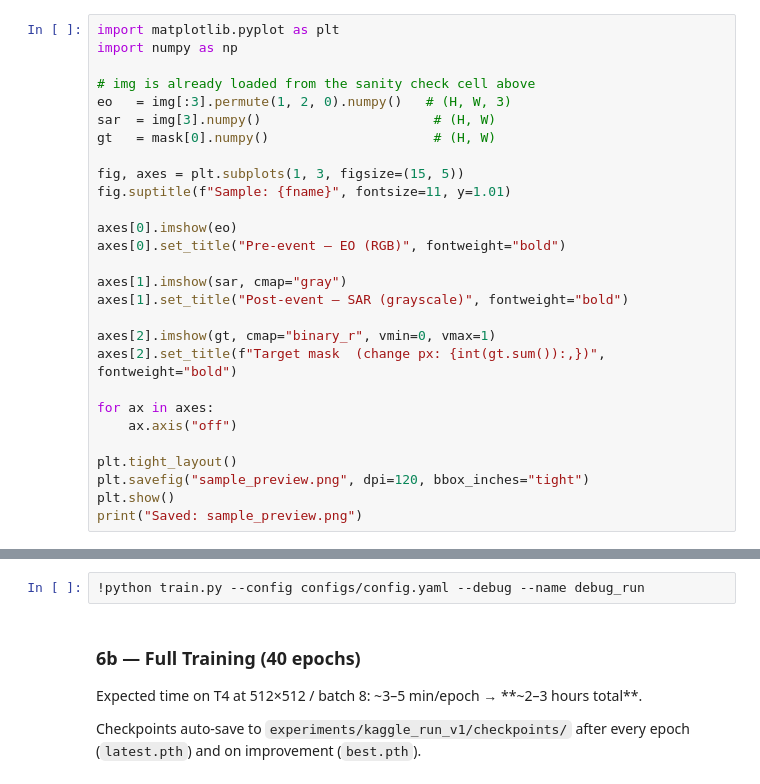
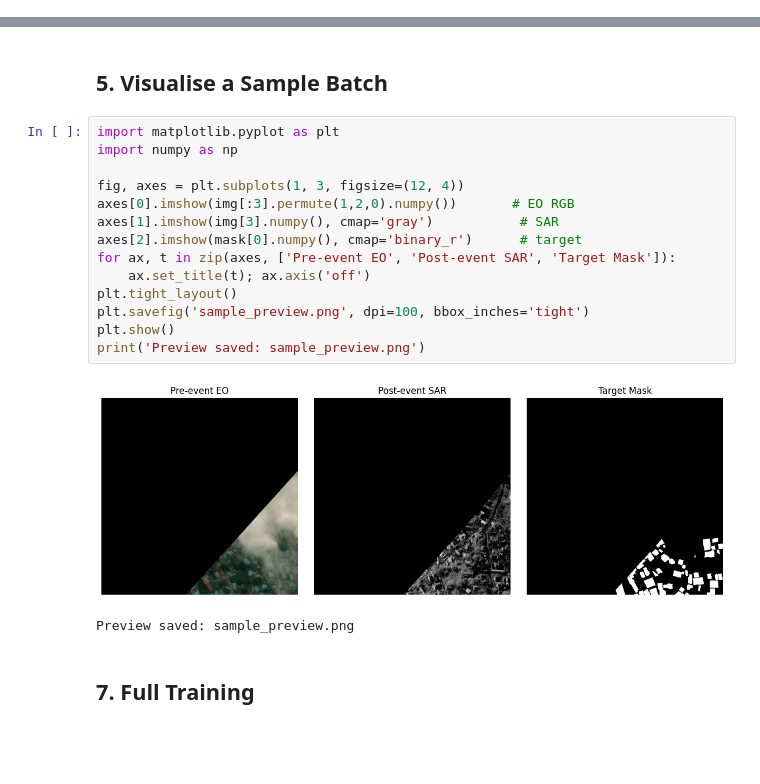
Before and after one commit to GauravSinghgit/GalaxEye, a Jupyter notebook: notebooks/train_kaggle.ipynb, the cells around one changed output, grey strips where cells are left out. Saved outputs shown, nothing was run; the diff lists cells and outputs as text; blank space fills up the shorter version.

```diff
--- a/notebooks/train_kaggle.ipynb
+++ b/notebooks/train_kaggle.ipynb
@@ -168,28 +147,0 @@ Displays the EO image, SAR image, and ground-truth mask for one training tile.
-# %%
-import matplotlib.pyplot as plt
-import numpy as np
-
-# img is already loaded from the sanity check cell above
-eo   = img[:3].permute(1, 2, 0).numpy()   # (H, W, 3)
-sar  = img[3].numpy()                      # (H, W)
-gt   = mask[0].numpy()                     # (H, W)
-
-fig, axes = plt.subplots(1, 3, figsize=(15, 5))
-fig.suptitle(f"Sample: {fname}", fontsize=11, y=1.01)
-
-axes[0].imshow(eo)
-axes[0].set_title("Pre-event — EO (RGB)", fontweight="bold")
-
-axes[1].imshow(sar, cmap="gray")
-axes[1].set_title("Post-event — SAR (grayscale)", fontweight="bold")
-
-axes[2].imshow(gt, cmap="binary_r", vmin=0, vmax=1)
-axes[2].set_title(f"Target mask  (change px: {int(gt.sum()):,})", fontweight="bold")
-
-for ax in axes:
-    ax.axis("off")
-
-plt.tight_layout()
-plt.savefig("sample_preview.png", dpi=120, bbox_inches="tight")
-plt.show()
-print("Saved: sample_preview.png")
@@ -202,10 +148,23 @@ Run this first to confirm the full pipeline executes without errors on GPU.
-# %%
-!python train.py --config configs/config.yaml --debug --name debug_run
-# %% [markdown]
-### 6b — Full Training (40 epochs)
-
-Expected time on T4 at 512×512 / batch 8:  ~3–5 min/epoch → **~2–3 hours total**.
-
-Checkpoints auto-save to `experiments/kaggle_run_v1/checkpoints/` after every epoch (`latest.pth`) and on improvement (`best.pth`).
+# %% [markdown]
+## 5. Visualise a Sample Batch
+# %%
+import matplotlib.pyplot as plt
+import numpy as np
+
+fig, axes = plt.subplots(1, 3, figsize=(12, 4))
+axes[0].imshow(img[:3].permute(1,2,0).numpy())       # EO RGB
+axes[1].imshow(img[3].numpy(), cmap='gray')           # SAR
+axes[2].imshow(mask[0].numpy(), cmap='binary_r')      # target
+for ax, t in zip(axes, ['Pre-event EO', 'Post-event SAR', 'Target Mask']):
+    ax.set_title(t); ax.axis('off')
+plt.tight_layout()
+plt.savefig('sample_preview.png', dpi=100, bbox_inches='tight')
+plt.show()
+print('Preview saved: sample_preview.png')
+# %% [output]
+[figure, added]
+Preview saved: sample_preview.png
+# %% [markdown]
+## 7. Full Training
 # %%
 !python train.py --config configs/config.yaml --name kaggle_run_v1
```
Also changed, not shown: parts of 34 cells of this notebook, 7 other files.
